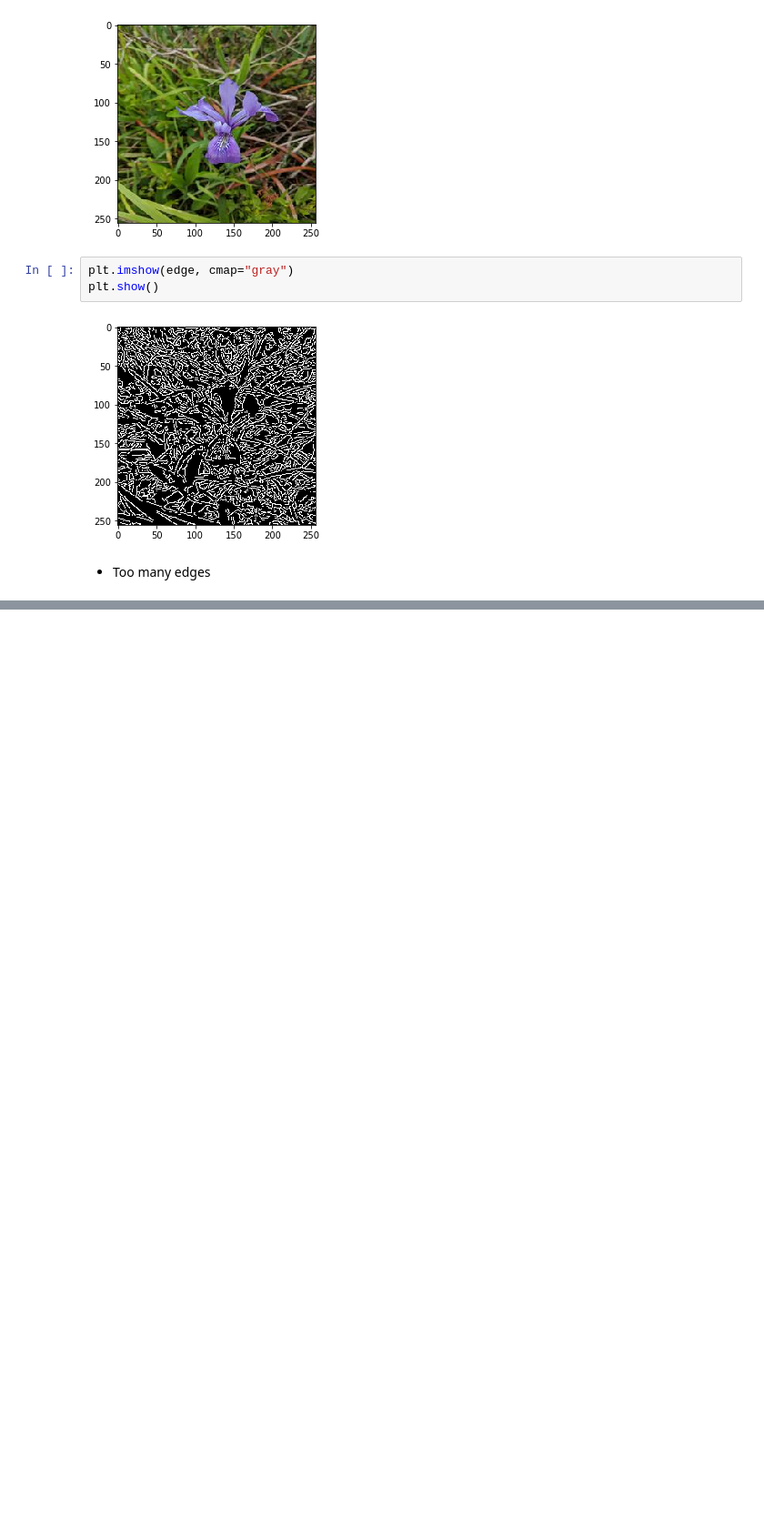
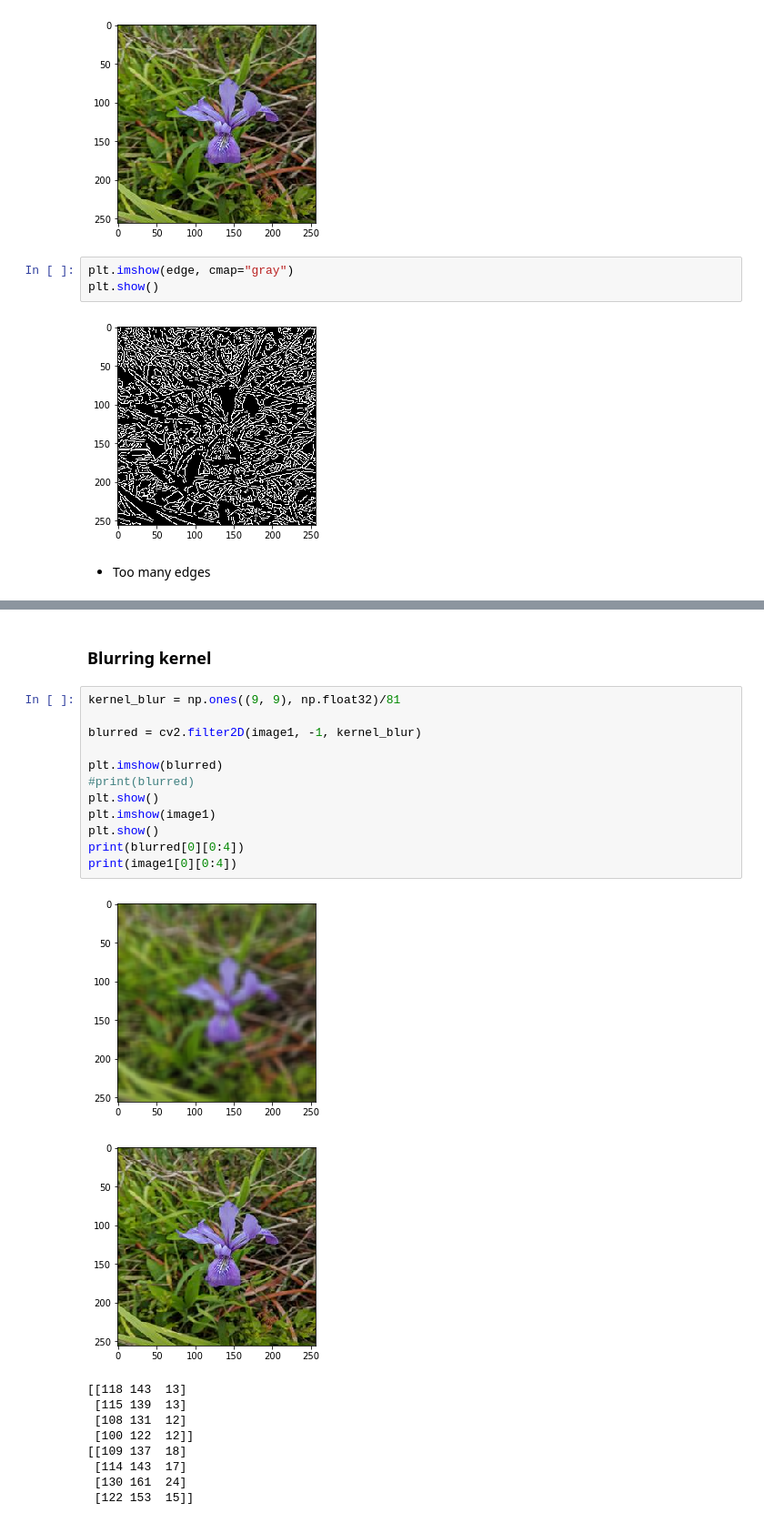
Before and after one commit to ItamarRocha/Machine-Learning-and-Data-Analysis, a Jupyter notebook: computer vision/OpenCV intro.ipynb, the cells around one changed output, grey strips where cells are left out. Shown at 91% size. Saved outputs shown, nothing was run; the diff lists cells and outputs as text; blank space fills up the shorter version.

Commit message:
kernels

```diff
--- a/computer vision/OpenCV intro.ipynb
+++ b/computer vision/OpenCV intro.ipynb
@@ -59,0 +85,25 @@ plt.show()
+# %% [markdown]
+### Blurring kernel
+# %%
+kernel_blur = np.ones((9, 9), np.float32)/81
+
+blurred = cv2.filter2D(image1, -1, kernel_blur)
+
+plt.imshow(blurred)
+#print(blurred)
+plt.show()
+plt.imshow(image1)
+plt.show()
+print(blurred[0][0:4])
+print(image1[0][0:4])
+# %% [output]
+[figure, added]
+[figure, added]
+[[118 143  13]
+ [115 139  13]
+ [108 131  12]
+ [100 122  12]]
+[[109 137  18]
+ [114 143  17]
+ [130 161  24]
+ [122 153  15]]
```
Also changed, not shown: parts of 6 cells of this notebook.
